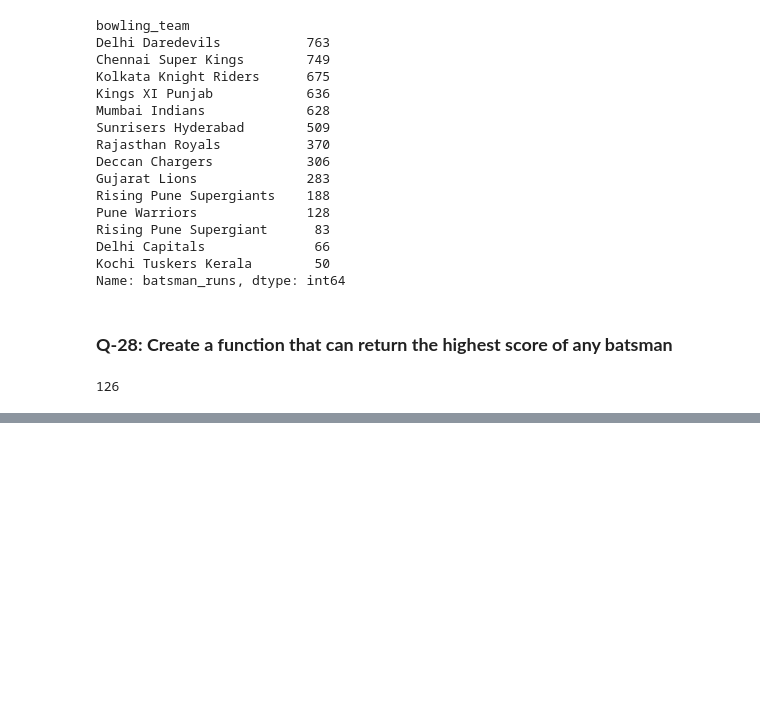
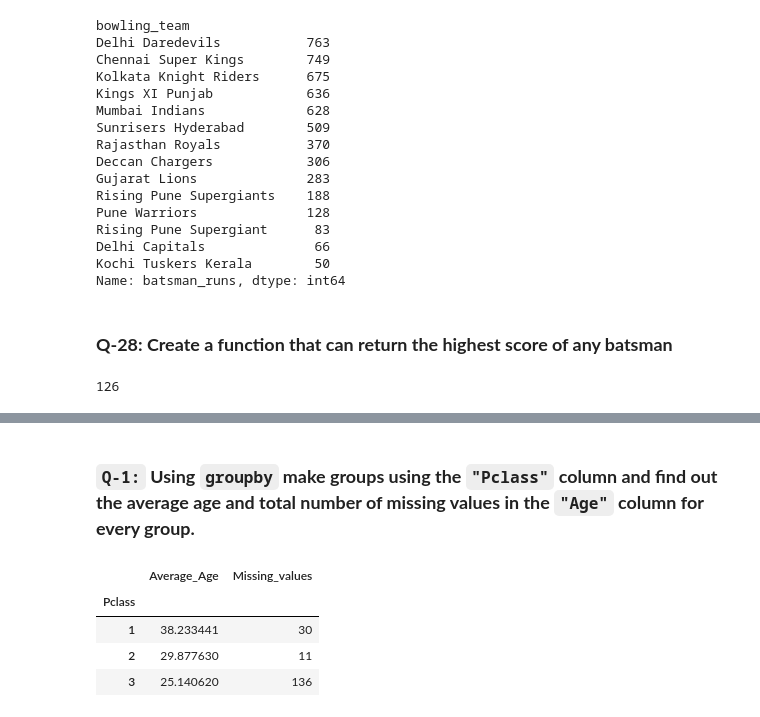
Before and after one commit to Arham097/Pandas, a Jupyter notebook: Practice_Problems.ipynb, the cells around one changed output, grey strips where cells are left out. Drawn from its saved outputs; the diff is of its cells as text; code cells hidden in the pictures; blank space fills up the shorter version.

```diff
--- a/Practice_Problems.ipynb
+++ b/Practice_Problems.ipynb
@@ -847,0 +872,13 @@ highest('DA Warner')
+# %% [markdown]
+### **`Q-1:` Using `groupby` make groups using the `"Pclass"` column and find out the average age and total number of missing values in the `"Age"` column for every group.**
+# %%
+titanic_df.groupby("Pclass")['Age'].agg(
+  Average_Age = ('mean'),
+  Missing_values=(lambda x: x.isna().sum())
+)
+# %% [output]
+|  | Average_Age | Missing_values |
+| Pclass |  |  |
+| 1 | 38.233441 | 30 |
+| 2 | 29.877630 | 11 |
+| 3 | 25.140620 | 136 |
```
Also changed, not shown: parts of 21 cells of this notebook.
